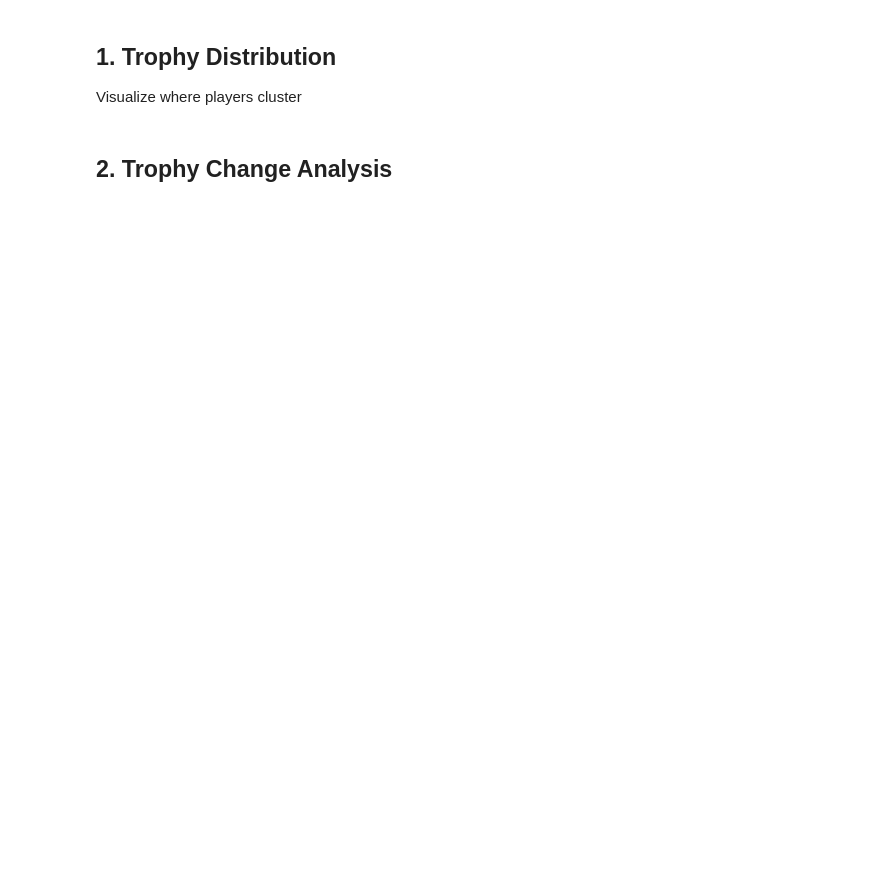
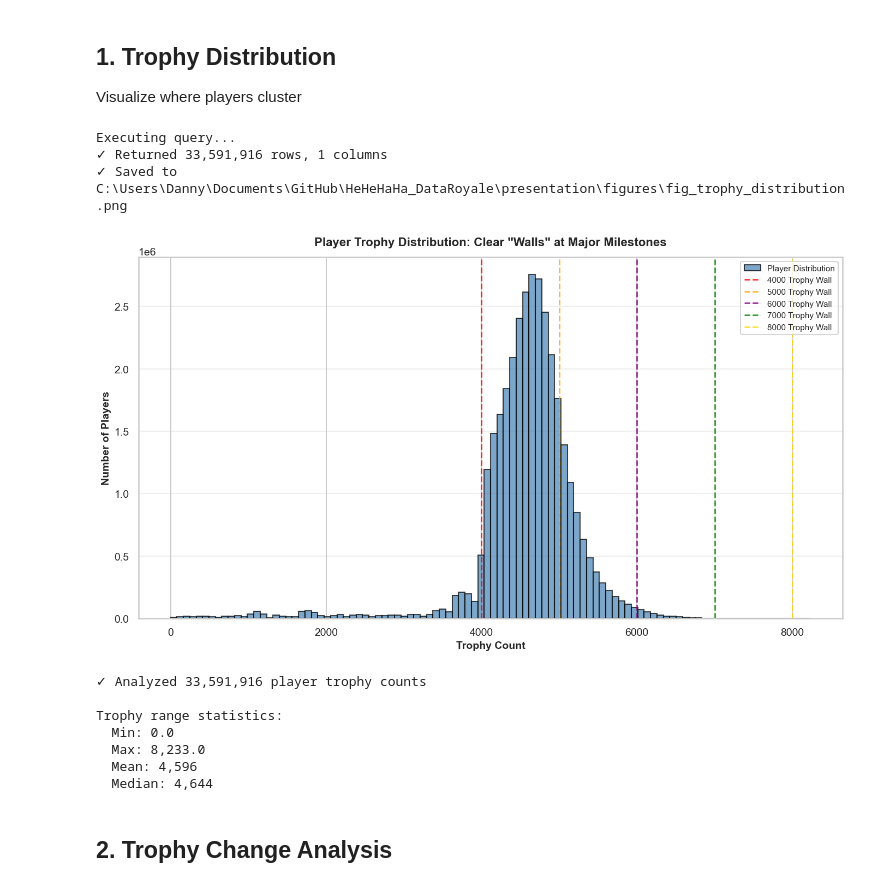
Before and after one commit to BrooklynD23/HeHeHaHa_DataRoyale, a Jupyter notebook: notebooks/04-eda-player-progression.ipynb, the cells around one changed output. Drawn from its saved outputs; the diff is of its cells as text; code cells hidden in the pictures; blank space fills up the shorter version.

Commit message:
Implemented 05-07 Notebooks
- Ran ML (linear, random forest, xgb)
- Finished visualization
- Implemented CUDA to speed up ML training

```diff
--- a/notebooks/04-eda-player-progression.ipynb
+++ b/notebooks/04-eda-player-progression.ipynb
@@ -37,52 +40,61 @@ setup_presentation_style()
 
 Visualize where players cluster
 # %%
-# Trophy distribution histogram - shows where players cluster
+# Query trophy distribution data
 trophy_dist_query = """
-SELECT
-    FLOOR("average.startingTrophies" / 100) * 100 as trophy_bin,
-    COUNT(*) as battles
-FROM battles
-WHERE "average.startingTrophies" IS NOT NULL
-    AND "average.startingTrophies" BETWEEN 0 AND 10000
-GROUP BY trophy_bin
-ORDER BY trophy_bin
+    SELECT
+        "winner.startingTrophies" as trophies
+    FROM battles
+    UNION ALL
+    SELECT
+        "loser.startingTrophies" as trophies
+    FROM battles
 """
 
-trophy_dist = query_to_df(con, trophy_dist_query, show_progress=False)
+trophy_data = query_to_df(con, trophy_dist_query)
 
-# Visualization
-fig, ax = plt.subplots(figsize=(14, 7))
+# Create histogram with trophy walls highlighted
+fig, ax = plt.subplots(figsize=(14, 8))
 
-ax.bar(trophy_dist['trophy_bin'], trophy_dist['battles'],
-       width=90, color='steelblue', edgecolor='black', alpha=0.7)
+# Create histogram
+ax.hist(trophy_data['trophies'], bins=100, color='steelblue',
+        edgecolor='black', alpha=0.7, label='Player Distribution')
 
-# Mark common trophy walls
-walls = [4000, 5000, 6000, 7000]
-colors = ['red', 'orange', 'purple', 'darkred']
-for wall, color in zip(walls, colors):
-    ax.axvline(wall, color=color, linestyle='--', linewidth=2, alpha=0.7,
-               label=f'{wall/1000:.0f}k Trophy Wall')
+# Highlight major trophy walls (milestones)
+trophy_walls = [4000, 5000, 6000, 7000, 8000]
+colors = ['red', 'orange', 'purple', 'green', 'gold']
+for wall, color in zip(trophy_walls, colors):
+    ax.axvline(wall, color=color, linestyle='--', linewidth=2,
+               label=f'{wall} Trophy Wall', alpha=0.8)
 
-ax.set_xlabel('Trophy Count', fontsize=14)
-ax.set_ylabel('Number of Battles', fontsize=14)
-ax.set_title('Trophy Distribution: Where Do Players Cluster?', fontsize=16, fontweight='bold', pad=15)
-ax.legend(fontsize=12)
+ax.set_xlabel('Trophy Count', fontsize=14, fontweight='bold')
+ax.set_ylabel('Number of Players', fontsize=14, fontweight='bold')
+ax.set_title('Player Trophy Distribution: Clear "Walls" at Major Milestones',
+             fontsize=16, fontweight='bold', pad=15)
+ax.legend(fontsize=11, loc='upper right')
 ax.grid(axis='y', alpha=0.3)
 
 plt.tight_layout()
-plt.savefig(os.path.join(PROJECT_ROOT, '../presentation/figures/fig1_trophy_distribution.png'),
-            dpi=300, bbox_inches='tight')
+save_figure('fig_trophy_distribution.png')
 plt.show()
 
-# Find peaks (concentration points)
-from scipy.signal import find_peaks
-peaks, _ = find_peaks(trophy_dist['battles'].values, prominence=trophy_dist['battles'].max() * 0.1)
-peak_trophies = trophy_dist.iloc[peaks]['trophy_bin'].values
-
-print(f"✓ Trophy Distribution Analysis:")
-print(f"  Total trophy range: {trophy_dist['trophy_bin'].min():.0f} - {trophy_dist['trophy_bin'].max():.0f}")
-print(f"  Concentration peaks detected at: {peak_trophies[:5]}")
-print(f"  Most common trophy level: {trophy_dist.loc[trophy_dist['battles'].idxmax(), 'trophy_bin']:.0f}")
+print(f"✓ Analyzed {len(trophy_data):,} player trophy counts")
+print("\nTrophy range statistics:")
+print(f"  Min: {trophy_data['trophies'].min():,}")
+print(f"  Max: {trophy_data['trophies'].max():,}")
+print(f"  Mean: {trophy_data['trophies'].mean():,.0f}")
+print(f"  Median: {trophy_data['trophies'].median():,.0f}")
+# %% [output]
+Executing query...
+✓ Returned 33,591,916 rows, 1 columns
+✓ Saved to C:\Users\Danny\Documents\GitHub\HeHeHaHa_DataRoyale\presentation\figures\fig_trophy_distribution.png
+[figure, added]
+✓ Analyzed 33,591,916 player trophy counts
+
+Trophy range statistics:
+  Min: 0.0
+  Max: 8,233.0
+  Mean: 4,596
+  Median: 4,644
 # %% [markdown]
 ## 2. Trophy Change Analysis
```
Also changed, not shown: parts of 6 cells of this notebook, 14 other files.
